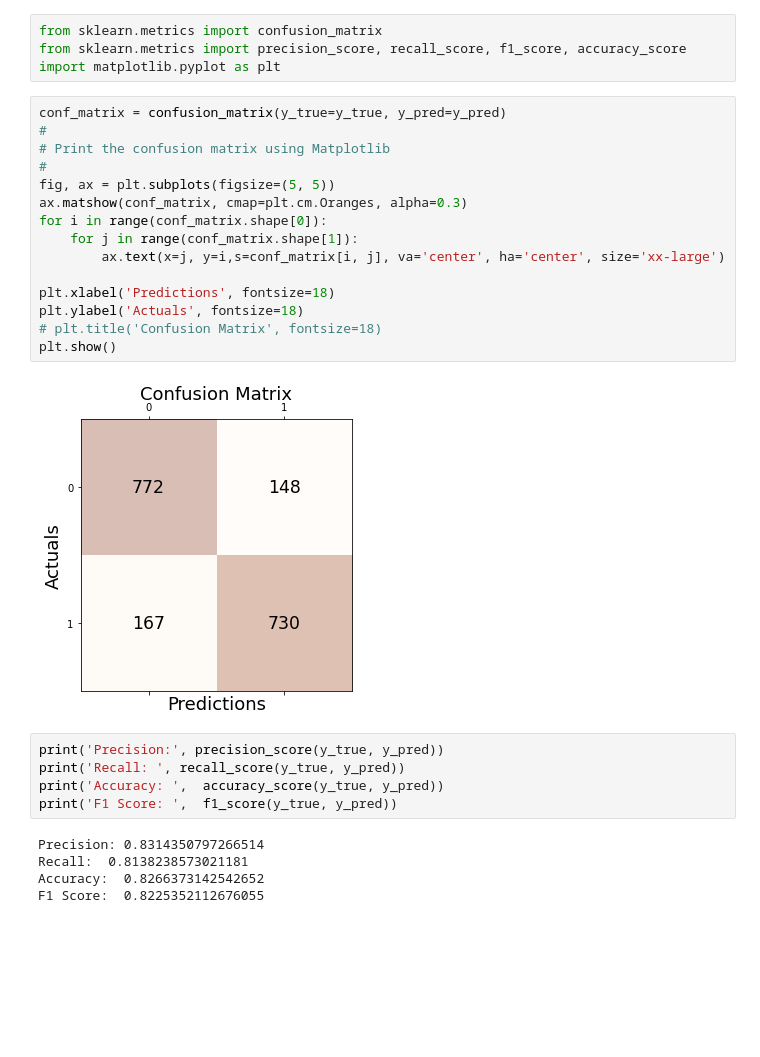
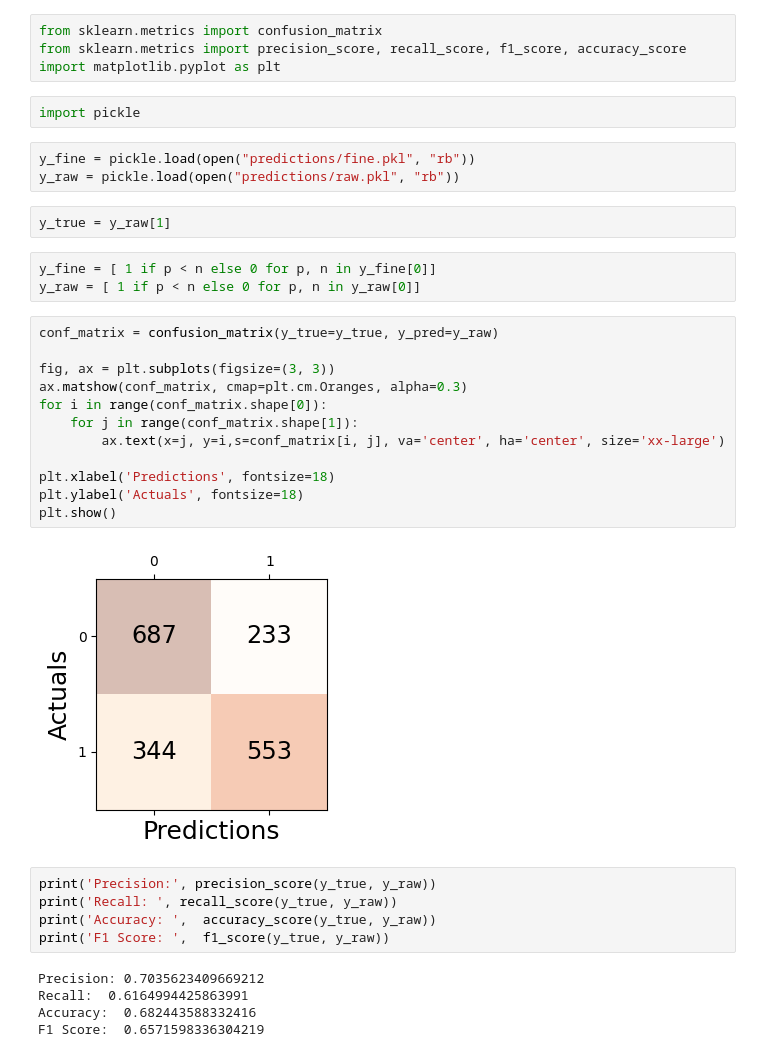
Before and after one commit to ranieri-unimi/depression, a Jupyter notebook: bert.fine.fine.ipynb, the cells around one changed output. Saved outputs shown, nothing was run; the diff lists cells and outputs as text; blank space fills up the shorter version.

```diff
--- a/bert.fine.fine.ipynb
+++ b/bert.fine.fine.ipynb
@@ -104,30 +116,37 @@ metrics
 from sklearn.metrics import confusion_matrix
 from sklearn.metrics import precision_score, recall_score, f1_score, accuracy_score
 import matplotlib.pyplot as plt
+# %%
+import pickle
+# %%
+y_fine = pickle.load(open("predictions/fine.pkl", "rb"))
+y_raw = pickle.load(open("predictions/raw.pkl", "rb"))
+# %%
+y_true = y_raw[1]
+# %%
+y_fine = [ 1 if p < n else 0 for p, n in y_fine[0]]
+y_raw = [ 1 if p < n else 0 for p, n in y_raw[0]]
 # %%
-conf_matrix = confusion_matrix(y_true=y_true, y_pred=y_pred)
-#
-# Print the confusion matrix using Matplotlib
-#
-fig, ax = plt.subplots(figsize=(5, 5))
+conf_matrix = confusion_matrix(y_true=y_true, y_pred=y_raw)
+
+fig, ax = plt.subplots(figsize=(3, 3))
 ax.matshow(conf_matrix, cmap=plt.cm.Oranges, alpha=0.3)
 for i in range(conf_matrix.shape[0]):
     for j in range(conf_matrix.shape[1]):
         ax.text(x=j, y=i,s=conf_matrix[i, j], va='center', ha='center', size='xx-large')
 
 plt.xlabel('Predictions', fontsize=18)
 plt.ylabel('Actuals', fontsize=18)
-# plt.title('Confusion Matrix', fontsize=18)
 plt.show()
 # %% [output]
-[figure, old version]
+[figure, new version]
 # %%
-print('Precision:', precision_score(y_true, y_pred))
-print('Recall: ', recall_score(y_true, y_pred))
-print('Accuracy: ',  accuracy_score(y_true, y_pred))
-print('F1 Score: ',  f1_score(y_true, y_pred))
+print('Precision:', precision_score(y_true, y_raw))
+print('Recall: ', recall_score(y_true, y_raw))
+print('Accuracy: ',  accuracy_score(y_true, y_raw))
+print('F1 Score: ',  f1_score(y_true, y_raw))
 # %% [output]
-Precision: 0.8314350797266514
-Recall:  0.8138238573021181
-Accuracy:  0.8266373142542652
-F1 Score:  0.8225352112676055
+Precision: 0.7035623409669212
+Recall:  0.6164994425863991
+Accuracy:  0.682443588332416
+F1 Score:  0.6571598336304219
```
Also changed, not shown: parts of 10 cells of this notebook.
